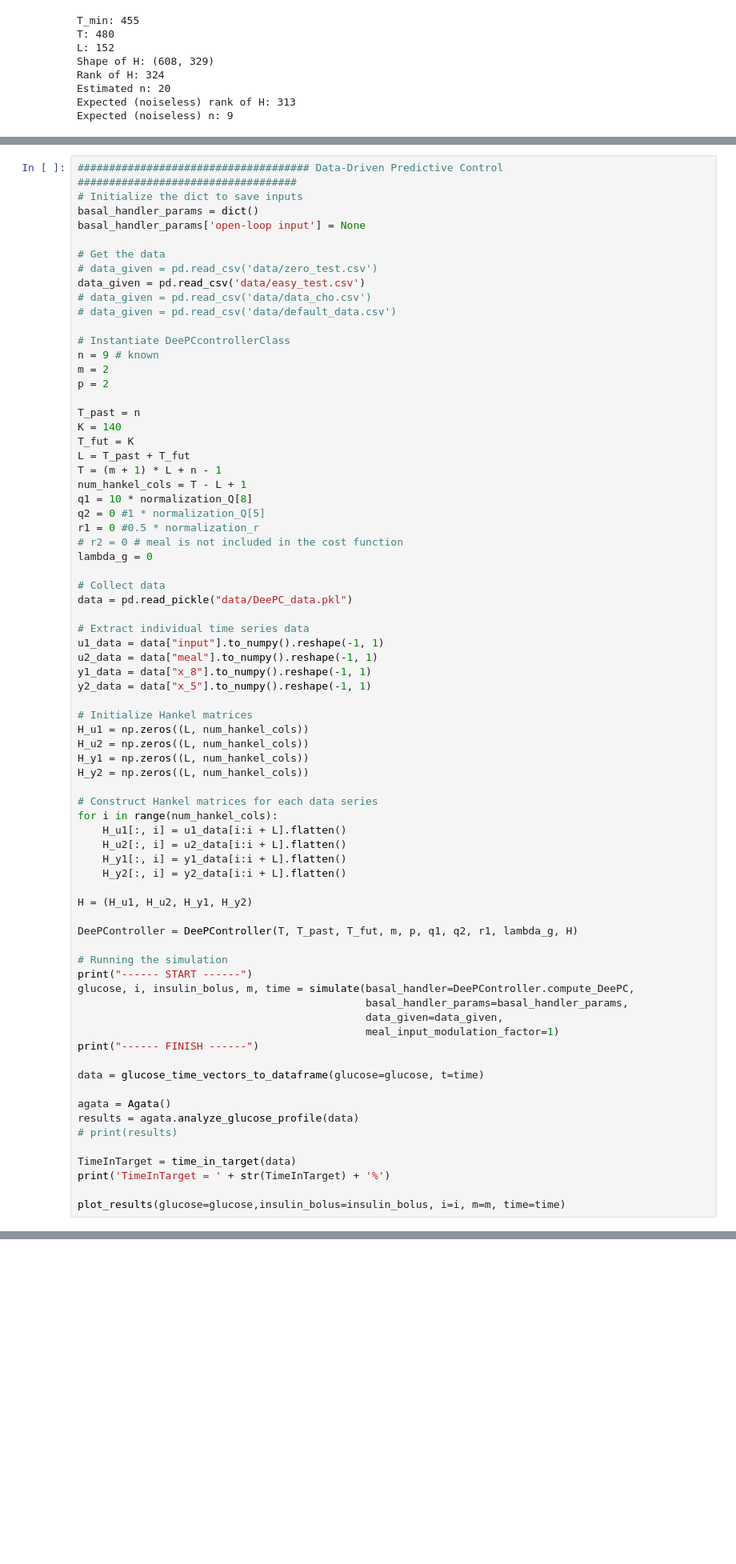
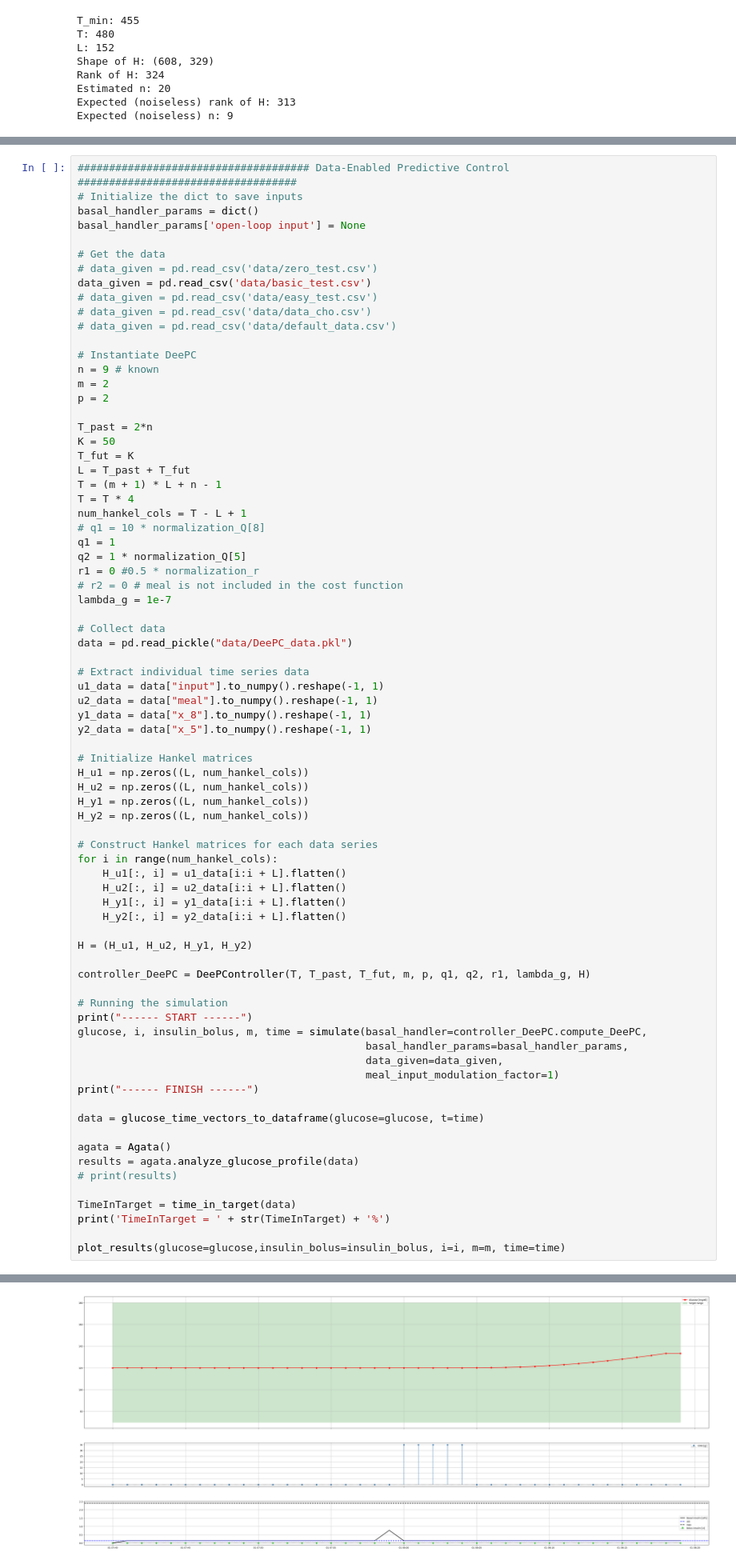
Before and after one commit to Jackmastro/MPC_DeePC_COCO, a Jupyter notebook: COCO2024project.ipynb, the cells around one changed output, grey strips where cells are left out. Shown at 80% size. Drawn from its saved outputs; the diff is of its cells as text; blank space fills up the shorter version.

```diff
--- a/COCO2024project.ipynb
+++ b/COCO2024project.ipynb
@@ -1193,33 +1213,36 @@ class DeePController:
 
             return control_output, dss
 # %%
-##################################### Data-Driven Predictive Control ###################################
+##################################### Data-Enabled Predictive Control ###################################
 # Initialize the dict to save inputs
 basal_handler_params = dict()
 basal_handler_params['open-loop input'] = None
 
 # Get the data
 # data_given = pd.read_csv('data/zero_test.csv')
-data_given = pd.read_csv('data/easy_test.csv')
+data_given = pd.read_csv('data/basic_test.csv')
+# data_given = pd.read_csv('data/easy_test.csv')
 # data_given = pd.read_csv('data/data_cho.csv')
 # data_given = pd.read_csv('data/default_data.csv')
 
-# Instantiate DeePCcontrollerClass
+# Instantiate DeePC
 n = 9 # known
 m = 2
 p = 2
 
-T_past = n
-K = 140
+T_past = 2*n
+K = 50
 T_fut = K
 L = T_past + T_fut
 T = (m + 1) * L + n - 1
+T = T * 4
 num_hankel_cols = T - L + 1
-q1 = 10 * normalization_Q[8]
-q2 = 0 #1 * normalization_Q[5]
+# q1 = 10 * normalization_Q[8]
+q1 = 1
+q2 = 1 * normalization_Q[5]
 r1 = 0 #0.5 * normalization_r
 # r2 = 0 # meal is not included in the cost function
-lambda_g = 0
+lambda_g = 1e-7
 
 # Collect data
 data = pd.read_pickle("data/DeePC_data.pkl")
@@ -1245,11 +1268,11 @@ for i in range(num_hankel_cols):
 
 H = (H_u1, H_u2, H_y1, H_y2)
 
-DeePController = DeePController(T, T_past, T_fut, m, p, q1, q2, r1, lambda_g, H)
+controller_DeePC = DeePController(T, T_past, T_fut, m, p, q1, q2, r1, lambda_g, H)
 
 # Running the simulation
 print("------ START ------")
-glucose, i, insulin_bolus, m, time = simulate(basal_handler=DeePController.compute_DeePC,
+glucose, i, insulin_bolus, m, time = simulate(basal_handler=controller_DeePC.compute_DeePC,
                                               basal_handler_params=basal_handler_params,
                                               data_given=data_given,
                                               meal_input_modulation_factor=1)
@@ -1287,3 +1309,4 @@ SolverError: Solver 'MOSEK' failed. Try another solver, or solve with verbose=Tr
+[figure, added]
 # %% [markdown]
 ## Task 5: Bonus
 
```
Also changed, not shown: parts of 6 cells of this notebook, 2 other files.
